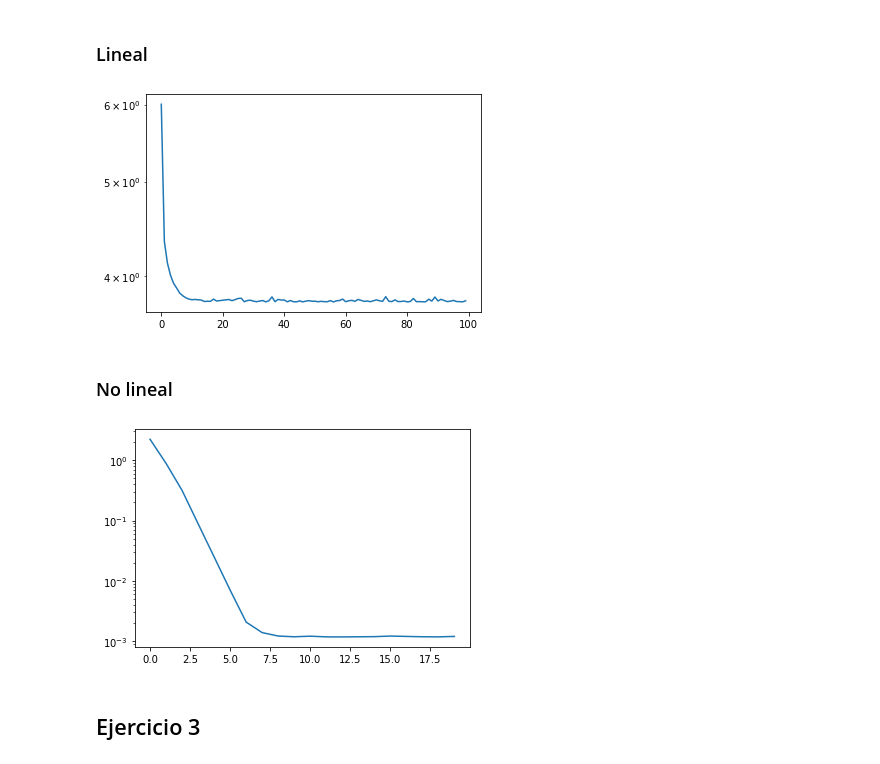
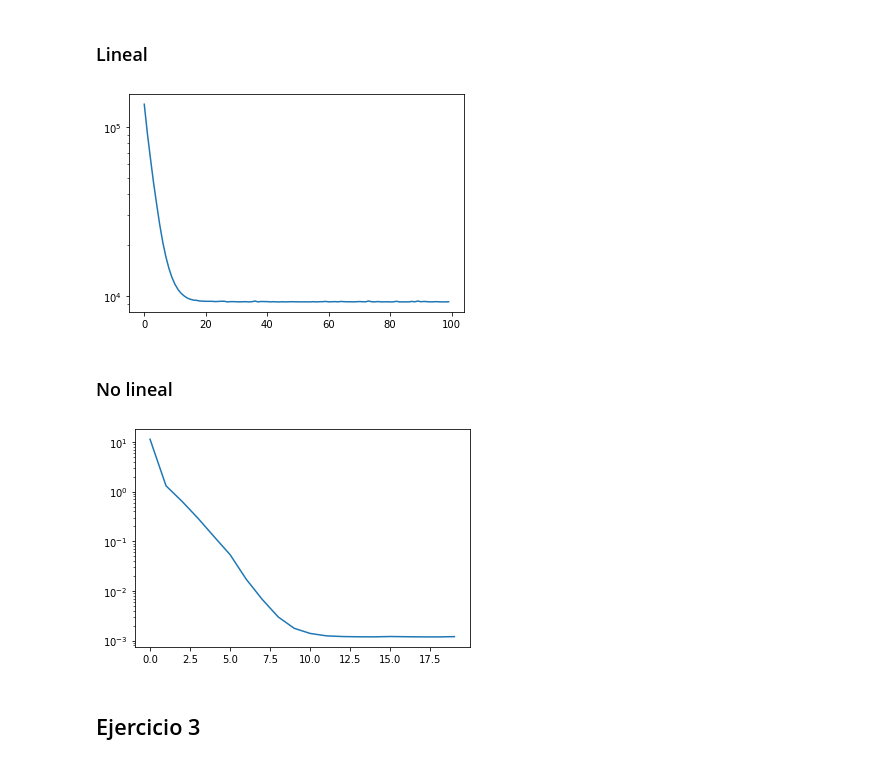
Before and after one commit to Natu17/TPs_SIA, a Jupyter notebook: TP3/TP3.ipynb, the cells around one changed output. Saved outputs shown, nothing was run; the diff lists cells and outputs as text; code cells hidden in the pictures.

```diff
--- a/TP3/TP3.ipynb
+++ b/TP3/TP3.ipynb
@@ -117,27 +115,27 @@ for (x, y), v in zip(training_dataset_2, expected):
 # %%
 
 network = Network(structure=([3, 1]),
                   activation='lineal', seed=17, args={'b': 0.1})
-errors = network.train(normalized, batch_size=1,
+errors = network.train(training_dataset_2, batch_size=1,
                        epochs=100, learning_rate=0.1, momentum=0)
 plt.figure("Lineal error")
 plt.yscale('log')
 # plt.xscale('log')
 plt.plot(errors)
 plt.show()
 # %% [output]
-[figure, old version]
+[figure, new version]
 # %% [markdown]
 ### No lineal
 # %%
 network = Network(structure=([3, 1]), activation='tanh', seed=17)
-errors = network.train(normalized, epochs=20, learning_rate=0.01, momentum=0.3)
+errors = network.train(normalized, epochs=20, learning_rate=0.01, momentum=0)
 plt.figure("Non-lineal error")
 plt.yscale('log')
 plt.plot(errors)
 plt.show()
 # %% [output]
-[figure, old version]
+[figure, new version]
 # %% [markdown]
 ## Ejercicio 3
 # %% [markdown]
```
Also changed, not shown: parts of 9 cells of this notebook, 1 other file.
